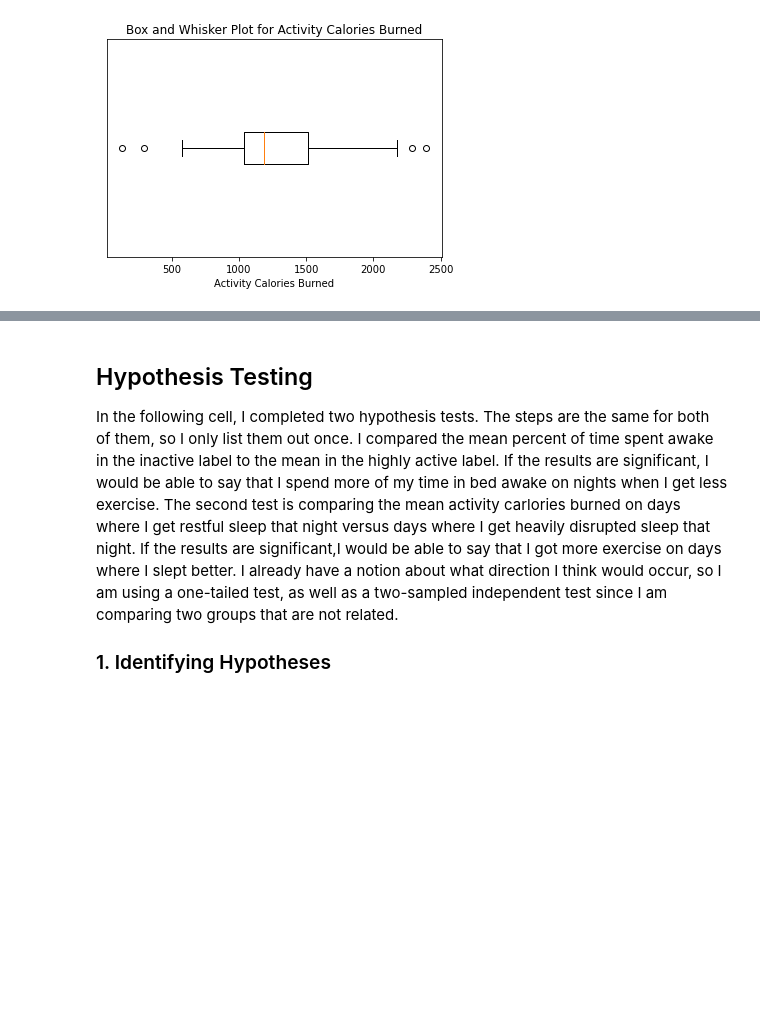
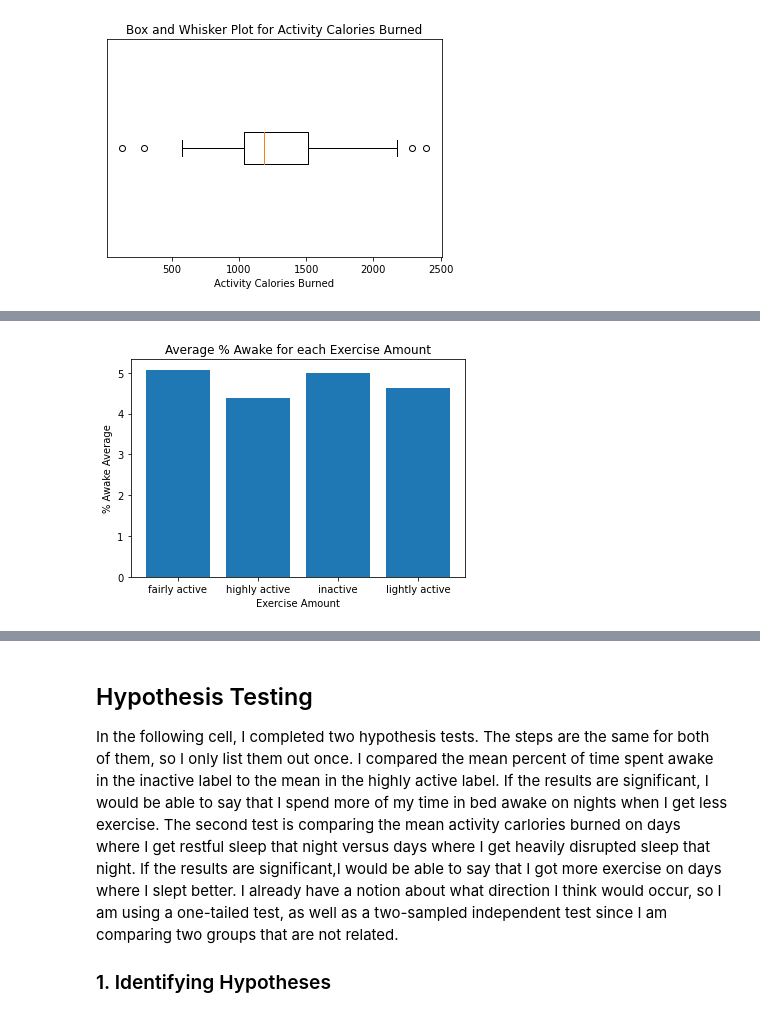
Before and after one commit to lmartin5/CPSC_222_Quantified_Self_Project, a Jupyter notebook: Technical_Report.ipynb, the cells around one changed output, grey strips where cells are left out. Drawn from its saved outputs; the diff is of its cells as text; code cells hidden in the pictures; blank space fills up the shorter version.

```diff
--- a/Technical_Report.ipynb
+++ b/Technical_Report.ipynb
@@ -329,0 +358,16 @@ dtype: int64
+# %%
+grouped_by_exercise = sleep_activity_df.groupby("Exercise Amount")
+grouped_by_sleep = sleep_activity_df.groupby("Sleep Quality")
+
+awake_perc_means = pd.Series(dtype=float)
+for group_name, group_df in grouped_by_exercise:
+    awake_perc_means[group_name] = (np.mean(group_df["% Awake"]))
+plt.figure()
+plt.ylabel("% Awake Average")
+plt.xlabel("Exercise Amount")
+plt.title("Average % Awake for each Exercise Amount")
+plt.bar(awake_perc_means.index, awake_perc_means)
+plt.show()
+plt.close()
+# %% [output]
+[figure, added]
```
Also changed, not shown: parts of 35 cells of this notebook, 1 other file.
